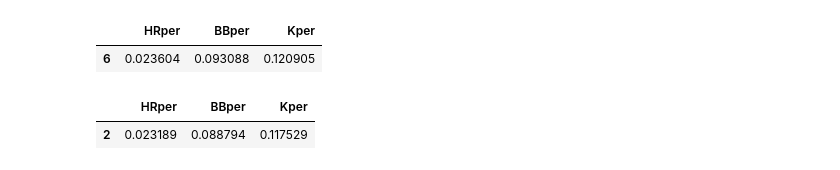
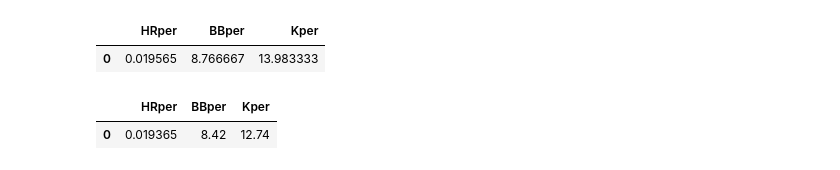
Before and after one commit to Ben-Platt-23/Senior-Project, a Jupyter notebook: statistical_analysis/TTO/tto.ipynb, the cells around one changed output. Cells and saved outputs as stored; diff of their text form; code cells hidden in the pictures.

```diff
--- a/statistical_analysis/TTO/tto.ipynb
+++ b/statistical_analysis/TTO/tto.ipynb
@@ -4,57 +4,41 @@ pd.set_option('display.max_columns', None)
 # %%
 from pybaseball import batting_stats
 # %%
-tto_70_75 = batting_stats(1970, 1975, ind=1)
-
-tto_70_75.rename(columns={'BB%':'BBper', 'K%':'Kper'}, inplace=True)
-
+tto_70_75 = pd.read_csv('1970-75.csv')
+df = pd.DataFrame()
+tto_70_75 = tto_70_75.rename(columns={'BB%':'BBper', 'K%':'Kper'})
+tto_70_75 = tto_70_75.replace('%', '', regex=True)
+tto_70_75 = tto_70_75.astype('float64')
 HRper = tto_70_75.HR / tto_70_75.PA
-BBper = tto_70_75.BBper
-Kper = tto_70_75.Kper
-
-df = pd.DataFrame()
-
+BBper = tto_70_75.BBper.mean()
+Kper = tto_70_75.Kper.mean()
 df.insert(0, 'HRper', HRper)
 df.insert(1, 'BBper', BBper)
 df.insert(2, 'Kper', Kper)
-
+df.HRper = df.HRper.mean()
+df = df.drop(df.index.to_list()[1:], axis = 0)
 tto_70_75 = df
-
-tto_70_75.HRper = tto_70_75.HRper.mean()
-tto_70_75.BBper = tto_70_75.BBper.mean()
-tto_70_75.Kper = tto_70_75.Kper.mean()
-
-tto_70_75 = tto_70_75.drop(tto_70_75.index.to_list()[1:], axis = 0)
-
-tto_70_75.head()
+tto_70_75.head(10)
 # %% [output]
 |  | HRper | BBper | Kper |
-| 6 | 0.023604 | 0.093088 | 0.120905 |
+| 0 | 0.019565 | 8.766667 | 13.983333 |
 # %%
-tto_76_80 = batting_stats(1976, 1980, ind=1)
-
-tto_76_80.rename(columns={'BB%':'BBper', 'K%':'Kper'}, inplace=True)
-
+tto_76_80 = pd.read_csv('1976-80.csv')
+df = pd.DataFrame()
+tto_76_80 = tto_76_80.rename(columns={'BB%':'BBper', 'K%':'Kper'})
+tto_76_80 = tto_76_80.replace('%', '', regex=True)
+tto_76_80 = tto_76_80.astype('float64')
 HRper = tto_76_80.HR / tto_76_80.PA
-BBper = tto_76_80.BBper
-Kper = tto_76_80.Kper
-
-df = pd.DataFrame()
-
+BBper = tto_76_80.BBper.mean()
+Kper = tto_76_80.Kper.mean()
 df.insert(0, 'HRper', HRper)
 df.insert(1, 'BBper', BBper)
 df.insert(2, 'Kper', Kper)
-
+df.HRper = df.HRper.mean()
+df = df.drop(df.index.to_list()[1:], axis = 0)
 tto_76_80 = df
-
-tto_76_80.HRper = tto_76_80.HRper.mean()
-tto_76_80.BBper = tto_76_80.BBper.mean()
-tto_76_80.Kper = tto_76_80.Kper.mean()
-
-tto_76_80 = tto_76_80.drop(tto_76_80.index.to_list()[1:], axis = 0)
-
-tto_76_80.head()
+tto_76_80.head(10)
 # %% [output]
 |  | HRper | BBper | Kper |
-| 2 | 0.023189 | 0.088794 | 0.117529 |
+| 0 | 0.019365 | 8.42 | 12.74 |
 # %%
```
Also changed, not shown: parts of 28 cells of this notebook, 14 other files.
